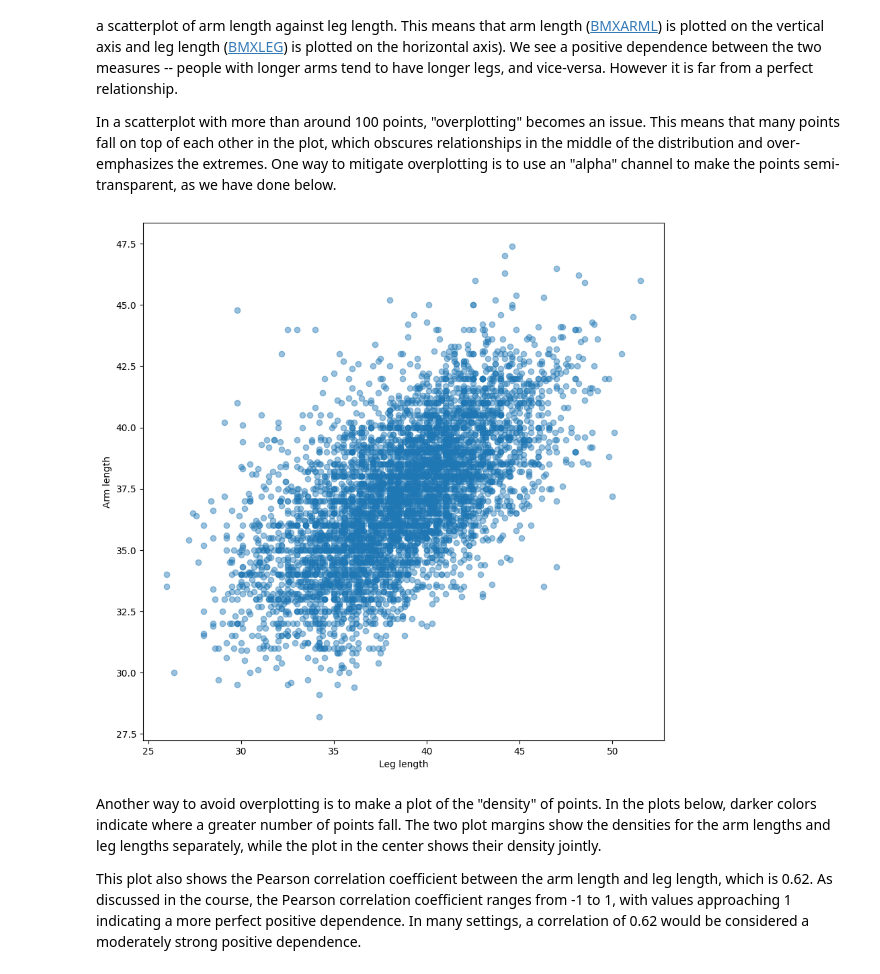
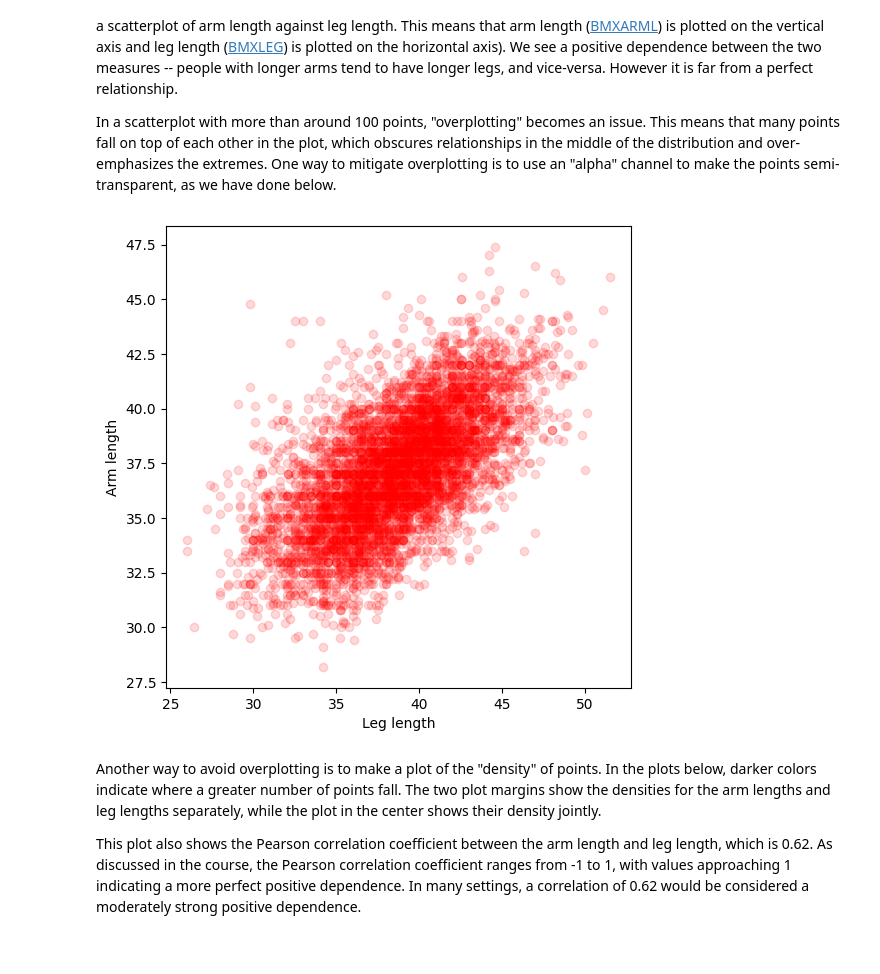
Before and after one commit to anoban/Understanding-and-Visualizing-Data-with-Python, a Jupyter notebook: week3/nhanes_multivariate_analyses.ipynb, the cells around one changed output. Cells and saved outputs as stored; diff of their text form; code cells hidden in the pictures.

```diff
--- a/week3/nhanes_multivariate_analyses.ipynb
+++ b/week3/nhanes_multivariate_analyses.ipynb
@@ -28,13 +29,13 @@ In a scatterplot with more than around 100 points, "overplotting" becomes an iss
 # %%
 # sns.regplot(x="BMXLEG", y="BMXARML", data=da, fit_reg=False, scatter_kws={"alpha": 0.2})
 
-plt.figure(figsize = (10, 10))
-plt.scatter(x = data.BMXLEG, y = data.BMXARML, alpha = 0.45)
+plt.figure(figsize = (6, 6))
+plt.scatter(x = data.BMXLEG, y = data.BMXARML, alpha = 0.15, color = "red")
 plt.xlabel("Leg length")
 plt.ylabel("Arm length")
 plt.show()
 # %% [output]
-[figure, old version]
+[figure, new version]
 # %% [markdown]
 Another way to avoid overplotting is to make a plot of the "density" of points.  In the plots below, darker colors indicate where a greater number of points fall.  The two plot margins show the densities for the arm lengths and leg lengths separately, while the plot in the center shows their density jointly.
 
```
Also changed, not shown: parts of 13 cells of this notebook, 1 other file.
